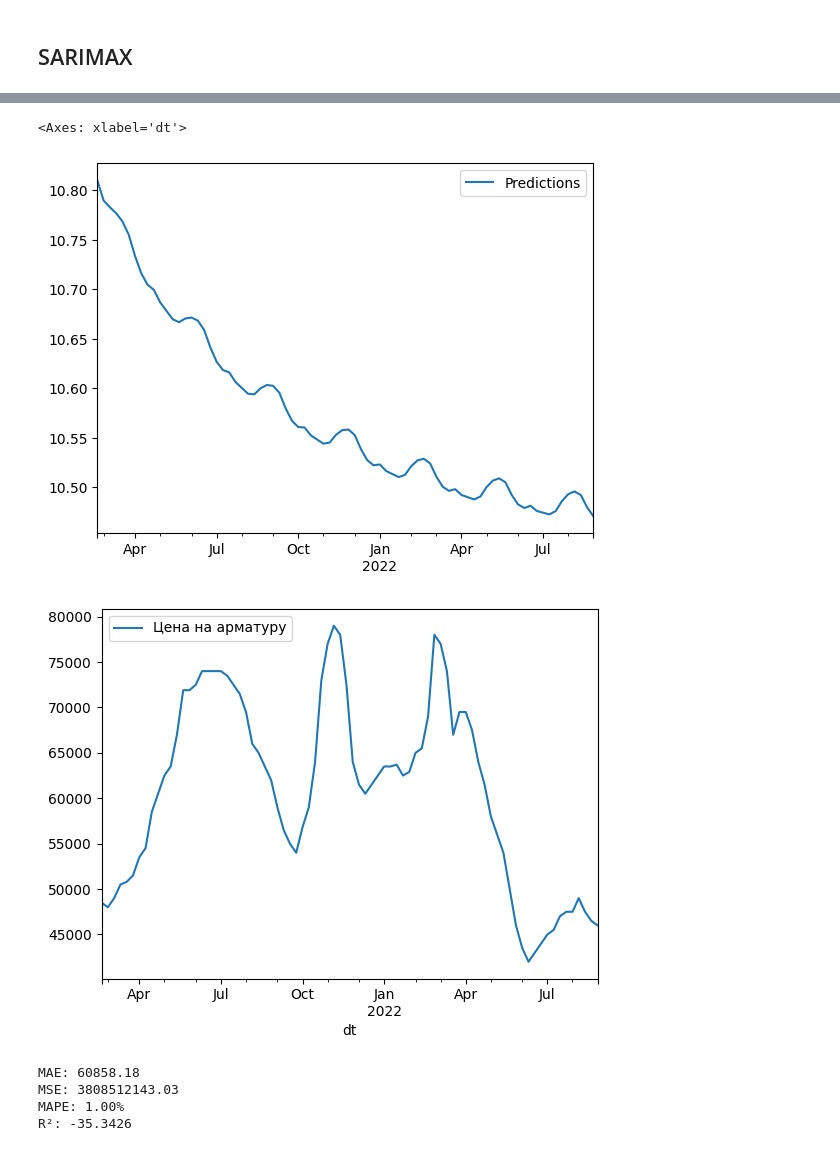
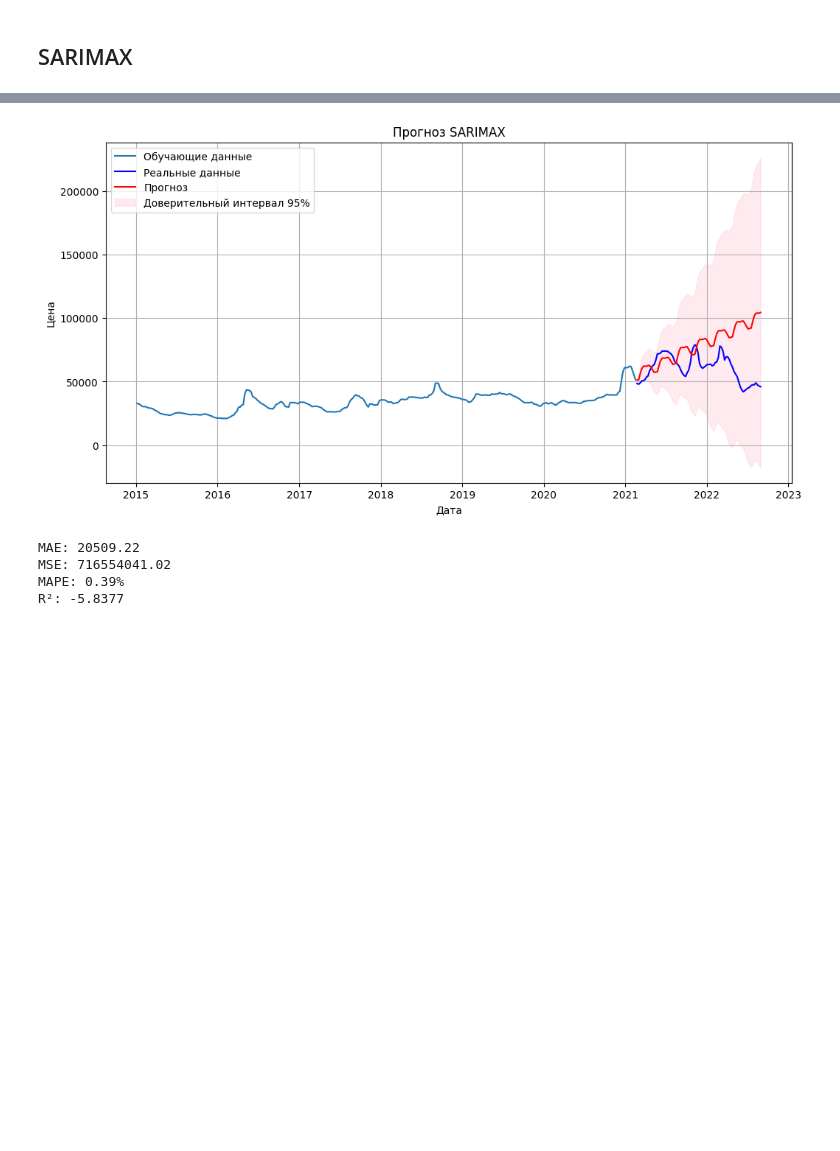
Before and after one commit to kaninn-i/ml_intensiv_3, a Jupyter notebook: ilia_kanin/ARIMA.ipynb, the cells around one changed output, grey strips where cells are left out. Cells and saved outputs as stored; diff of their text form; code cells hidden in the pictures; blank space fills up the shorter version.

```diff
--- a/ilia_kanin/ARIMA.ipynb
+++ b/ilia_kanin/ARIMA.ipynb
@@ -168,30 +185,37 @@ SARIMAX Results
 Warnings:
 [1] Covariance matrix calculated using the outer product of gradients (complex-step).
-# %%
-
-# Predictions for one-year against the test set
-predictions = result.predict( qtyp = 'levels').rename("Predictions")
-
-# plot predictions and actual values
-predictions.plot(legend = True)
-test.plot(legend = True)
-# %% [output]
-<Axes: xlabel='dt'>
-[figure, removed]
-[figure, removed]
+# %%
+forecast = result.get_forecast(steps=len(test))
+pred = forecast.predicted_mean
+conf_int = forecast.conf_int()
+# %%
+# Визуализация
+plt.figure(figsize=(12, 6))
+plt.plot(train.index, train, label='Обучающие данные')
+plt.plot(test.index, test, label='Реальные данные', color='blue')
+plt.plot(test.index, pred, label='Прогноз', color='red')
+plt.fill_between(test.index, conf_int.iloc[:, 0], conf_int.iloc[:, 1], color='pink', alpha=0.3, label='Доверительный интервал 95%')
+plt.title('Прогноз SARIMAX')
+plt.xlabel('Дата')
+plt.ylabel('Цена')
+plt.legend()
+plt.grid()
+plt.show()
+# %% [output]
+[figure, added]
 # %%
 # Метрики
-mae = mean_absolute_error(test, predictions)
-mse = mean_squared_error(test, predictions)
-mape = mean_absolute_percentage_error(test, predictions)
-r2 = r2_score(test, predictions)
+mae = mean_absolute_error(test, pred)
+mse = mean_squared_error(test, pred)
+mape = mean_absolute_percentage_error(test, pred)
+r2 = r2_score(test, pred)
 
 print(f"MAE: {mae:.2f}")
 print(f"MSE: {mse:.2f}")
 print(f"MAPE: {mape:.2f}%")
 print(f"R²: {r2:.4f}")
 # %% [output]
-MAE: 60858.18
-MSE: 3808512143.03
-MAPE: 1.00%
-R²: -35.3426
+MAE: 20509.22
+MSE: 716554041.02
+MAPE: 0.39%
+R²: -5.8377
```
Also changed, not shown: parts of 11 cells of this notebook.
